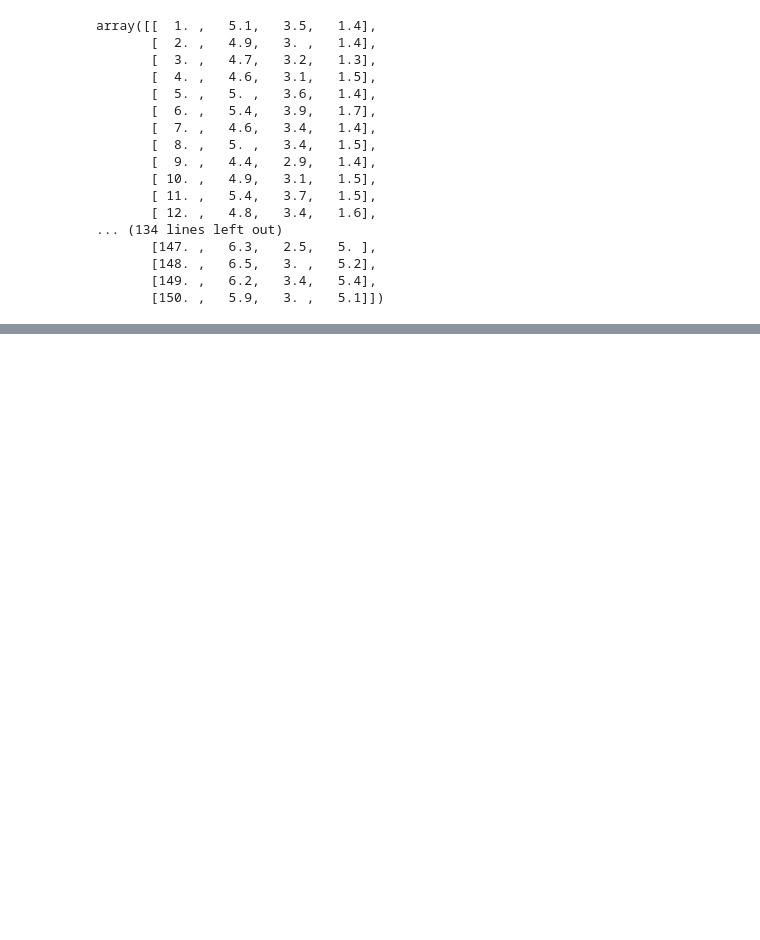
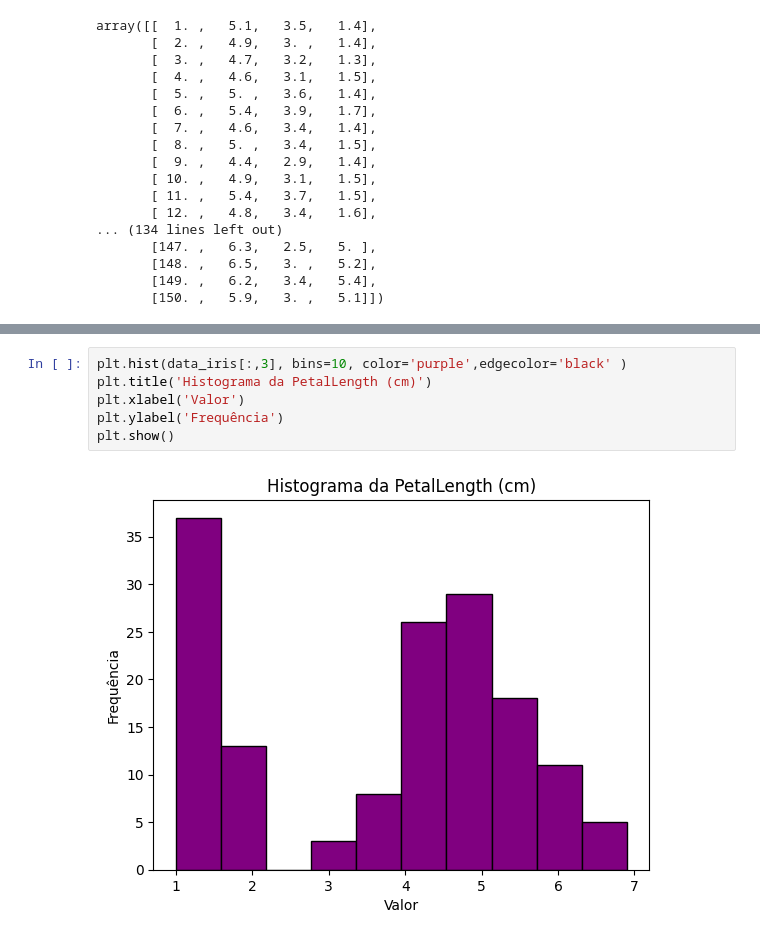
Before and after one commit to Andyjr-code/CURSONUMPY, a Jupyter notebook: aula1.ipynb, the cells around one changed output, grey strips where cells are left out. Cells and saved outputs as stored; diff of their text form; blank space fills up the shorter version.

```diff
--- a/aula1.ipynb
+++ b/aula1.ipynb
@@ -66,0 +215,8 @@ array([[  1. ,   5.1,   3.5,   1.4],
+# %%
+plt.hist(data_iris[:,3], bins=10, color='purple',edgecolor='black' )
+plt.title('Histograma da PetalLength (cm)')
+plt.xlabel('Valor')
+plt.ylabel('Frequência')
+plt.show()
+# %% [output]
+[figure, added]
```
Also changed, not shown: parts of 23 cells of this notebook, 1 other file.
